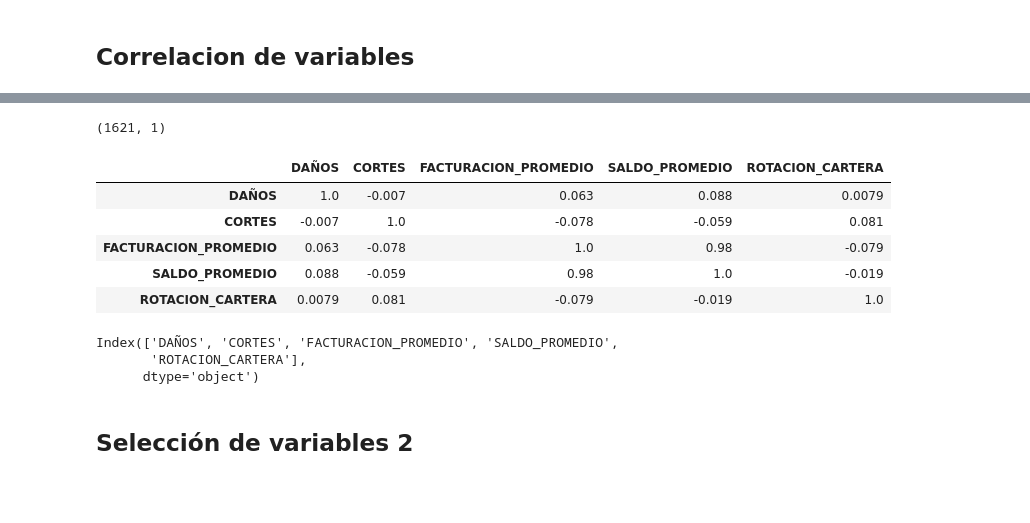
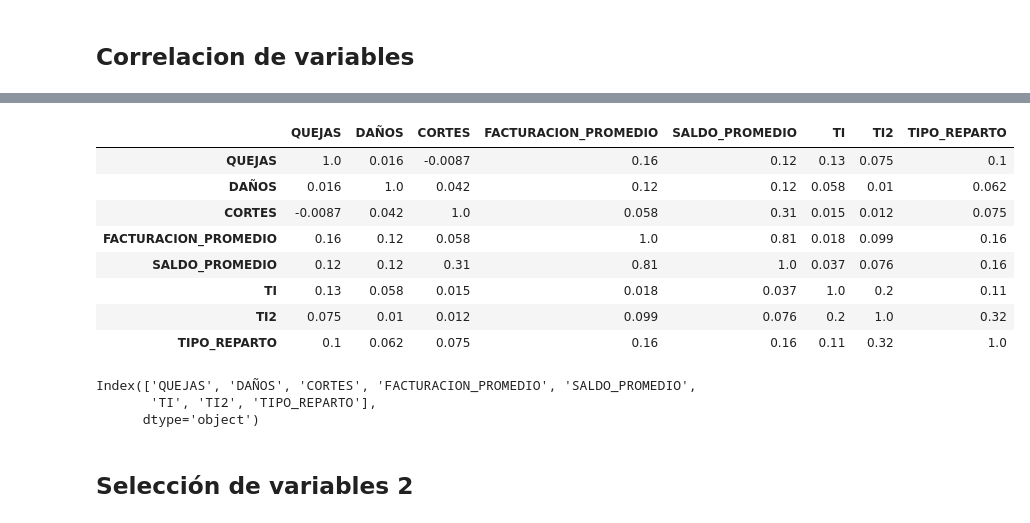
Before and after one commit to slotbite/Jupyter-Notebook, a Jupyter notebook: Modelos/Segmentacion de clientes/Coordenadas Paralelas hdbscan.ipynb, the cells around one changed output, grey strips where cells are left out. Drawn from its saved outputs; the diff is of its cells as text; code cells hidden in the pictures; blank space fills up the shorter version.

```diff
--- a/Modelos/Segmentacion de clientes/Coordenadas Paralelas hdbscan.ipynb
+++ b/Modelos/Segmentacion de clientes/Coordenadas Paralelas hdbscan.ipynb
@@ -308,21 +336,21 @@ Index(['PRODUCT_ID', 'SUBSCRIPTION_ID', 'SUBSCRIBER_ID', 'COMUNA', 'TI', 'TI2',
 ## Correlacion de variables
 # %%
 ## SELECCION PARA NUMERO DE QUEJAS 9
-features=['PRODUCT_ID' , 'QUEJAS', 'DAÑOS',
+features=[ 'PRODUCT_ID', 'QUEJAS', 'DAÑOS',
             'CORTES', 'RECLAMOS','FACTURACION_PROMEDIO',
             'SALDO_PROMEDIO', 'ROTACION_CARTERA' ,
            'COMUNA_ENC' , 'TI' , 'TI2' ,'TIPO_REPARTO' ]
 
 # selecciono el intervalo a trabajar
-sample = df[(df.QUEJAS==9)]
+#df = df[(df.QUEJAS==9)]
 
 # seleccion de variables a trabajar
-sample = sample[features]
+sample = df[features]
 
 
-matrix_coor = sample.corr(method='pearson' ) #‘pearson’, ‘kendall’, ‘spearman’
+matrix_coor = sample[features].corr(method='pearson' ) #‘pearson’, ‘kendall’, ‘spearman’
 
 #print(matrix_coor)
-sns.heatmap(matrix_coor, cmap="PiYG")
+sns.heatmap(matrix_coor, cmap="PuOr")
 # %% [output]
 <matplotlib.axes._subplots.AxesSubplot at 0x...>
@@ -373,12 +401,19 @@ TIPO_REPARTO
 dtype: int64
 # %%
+
+
+## todo los datos  }
+# VALIABLES POR SOBRE 0.1
+col_eliminadas = ['PRODUCT_ID'  , 'RECLAMOS', 'COMUNA_ENC' , 'ROTACION_CARTERA'   ]
+
+
 # elimino la misca variable quejas ya que no es reprecentativa al tenener una magnitud
 # se realiza un filter para variables irrelevantes
-## quejas 2
-col_eliminadas = ['PRODUCT_ID' ,'RECLAMOS', 'QUEJAS', 'COMUNA_ENC'  , 'TI' ,'TI2'  , 'TIPO_REPARTO' ]
+## quejas 9
+#col_eliminadas = ['PRODUCT_ID' ,'RECLAMOS', 'QUEJAS', 'COMUNA_ENC'  , 'TI' ,'TI2'  , 'TIPO_REPARTO' ]
 
 # Elimino la comuna de concon (outlier) 99
-sample = sample[sample.COMUNA_ENC == 0 ]
+#sample = sample[sample.COMUNA_ENC == 0 ]
 #col_eliminadas = ['PRODUCT_ID'  ]
 
 ## 14 14141414
@@ -391,3 +426,4 @@ sample = sample[sample.COMUNA_ENC == 0 ]
 col_id = sample[['PRODUCT_ID']]
 
 sample.drop(col_eliminadas, inplace=True, axis=1)
+col_id.shape
@@ -406,25 +444,25 @@ sample.describe(include='all')
 # %%
 
 #col_id = sample[['PRODUCT_ID']]
-col_id.shape
-# %% [output]
-(1621, 1)
 # %%
 #sns.heatmap(sample.corr(method='pearson' ), cmap="PiYG")
 ## otro
-sample.corr(method='pearson').style.format("{:.2}").background_gradient(cmap=plt.get_cmap('PiYG'), axis=1)
+sample.corr(method='pearson').style.format("{:.2}").background_gradient(cmap=plt.get_cmap('PuOr'), axis=1)
 # %% [output]
-|  | DAÑOS | CORTES | FACTURACION_PROMEDIO | SALDO_PROMEDIO | ROTACION_CARTERA |
-| DAÑOS | 1.0 | -0.007 | 0.063 | 0.088 | 0.0079 |
-| CORTES | -0.007 | 1.0 | -0.078 | -0.059 | 0.081 |
-| FACTURACION_PROMEDIO | 0.063 | -0.078 | 1.0 | 0.98 | -0.079 |
-| SALDO_PROMEDIO | 0.088 | -0.059 | 0.98 | 1.0 | -0.019 |
-| ROTACION_CARTERA | 0.0079 | 0.081 | -0.079 | -0.019 | 1.0 |
+|  | QUEJAS | DAÑOS | CORTES | FACTURACION_PROMEDIO | SALDO_PROMEDIO | TI | TI2 | TIPO_REPARTO |
+| QUEJAS | 1.0 | 0.016 | -0.0087 | 0.16 | 0.12 | 0.13 | 0.075 | 0.1 |
+| DAÑOS | 0.016 | 1.0 | 0.042 | 0.12 | 0.12 | 0.058 | 0.01 | 0.062 |
+| CORTES | -0.0087 | 0.042 | 1.0 | 0.058 | 0.31 | 0.015 | 0.012 | 0.075 |
+| FACTURACION_PROMEDIO | 0.16 | 0.12 | 0.058 | 1.0 | 0.81 | 0.018 | 0.099 | 0.16 |
+| SALDO_PROMEDIO | 0.12 | 0.12 | 0.31 | 0.81 | 1.0 | 0.037 | 0.076 | 0.16 |
+| TI | 0.13 | 0.058 | 0.015 | 0.018 | 0.037 | 1.0 | 0.2 | 0.11 |
+| TI2 | 0.075 | 0.01 | 0.012 | 0.099 | 0.076 | 0.2 | 1.0 | 0.32 |
+| TIPO_REPARTO | 0.1 | 0.062 | 0.075 | 0.16 | 0.16 | 0.11 | 0.32 | 1.0 |
 # %%
 sample.columns
 # %% [output]
-Index(['DAÑOS', 'CORTES', 'FACTURACION_PROMEDIO', 'SALDO_PROMEDIO',
-       'ROTACION_CARTERA'],
+Index(['QUEJAS', 'DAÑOS', 'CORTES', 'FACTURACION_PROMEDIO', 'SALDO_PROMEDIO',
+       'TI', 'TI2', 'TIPO_REPARTO'],
       dtype='object')
 # %% [markdown]
 ## Selección de variables 2
```
Also changed, not shown: parts of 17 cells of this notebook, 1 other file.
